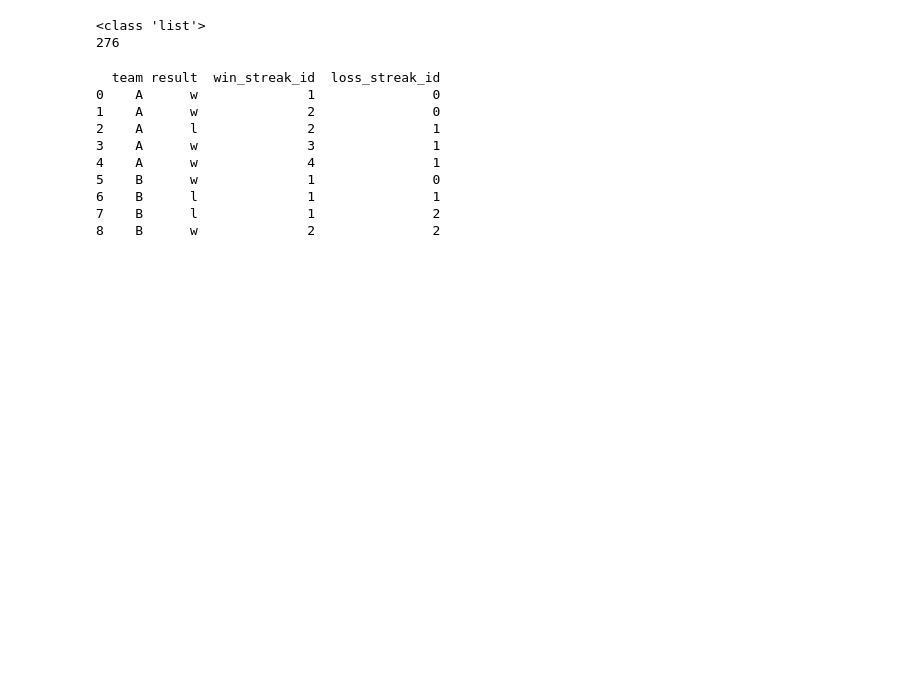
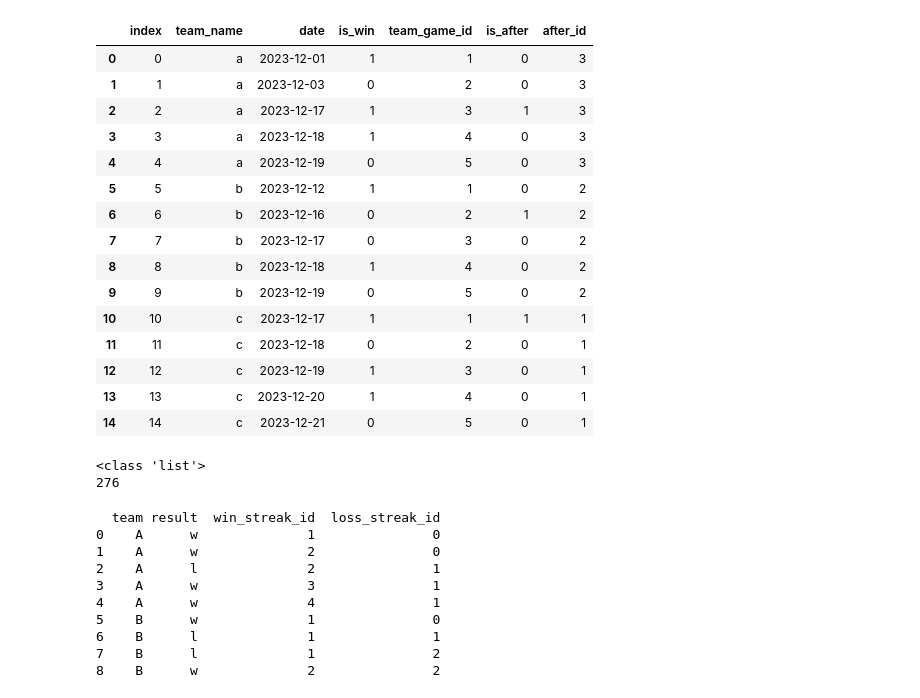
Before and after one commit to matt-oehler-dev/nba_fatigue, a Jupyter notebook: src/scratch.ipynb, the cells around one changed output. Cells and saved outputs as stored; diff of their text form; code cells hidden in the pictures; blank space fills up the shorter version.

```diff
--- a/src/scratch.ipynb
+++ b/src/scratch.ipynb
@@ -7,3 +97,28 @@ pd.options.display.max_columns = None
+# %%
+a = df[df['date'].gt("2023-12-15")].groupby('team_name').first()#.ungroup()
+
+my_dict = a['team_game_id'].to_dict()
+# %%
+df['after_id'] = df['team_name'].map(my_dict)
+df['is_after'] = np.where(df['team_game_id'] == df['after_id'],1,0)
+df
+# %% [output]
+|  | index | team_name | date | is_win | team_game_id | is_after | after_id |
+| 0 | 0 | a | 2023-12-01 | 1 | 1 | 0 | 3 |
+| 1 | 1 | a | 2023-12-03 | 0 | 2 | 0 | 3 |
+| 2 | 2 | a | 2023-12-17 | 1 | 3 | 1 | 3 |
+| 3 | 3 | a | 2023-12-18 | 1 | 4 | 0 | 3 |
+| 4 | 4 | a | 2023-12-19 | 0 | 5 | 0 | 3 |
+| 5 | 5 | b | 2023-12-12 | 1 | 1 | 0 | 2 |
+| 6 | 6 | b | 2023-12-16 | 0 | 2 | 1 | 2 |
+| 7 | 7 | b | 2023-12-17 | 0 | 3 | 0 | 2 |
+| 8 | 8 | b | 2023-12-18 | 1 | 4 | 0 | 2 |
+| 9 | 9 | b | 2023-12-19 | 0 | 5 | 0 | 2 |
+| 10 | 10 | c | 2023-12-17 | 1 | 1 | 1 | 1 |
+| 11 | 11 | c | 2023-12-18 | 0 | 2 | 0 | 1 |
+| 12 | 12 | c | 2023-12-19 | 1 | 3 | 0 | 1 |
+| 13 | 13 | c | 2023-12-20 | 1 | 4 | 0 | 1 |
+| 14 | 14 | c | 2023-12-21 | 0 | 5 | 0 | 1 |
 # %%
 # a = pd.read_html("https://www.sportsmediawatch.com/nba-tv-schedule/#May4")
 # print(type(a))
```
Also changed, not shown: parts of 2 cells of this notebook, 9 other files.
